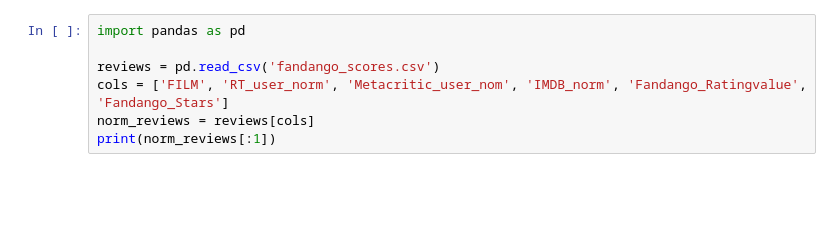
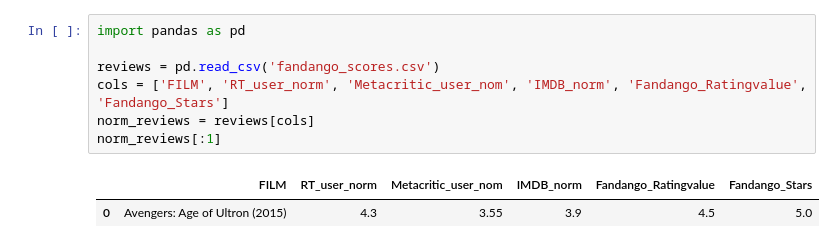
Before and after one commit to lemoinef/Exploratory-Data-Visualization, a Jupyter notebook: bar_plots.ipynb, the cells around one changed output. Drawn from its saved outputs; the diff is of its cells as text; blank space fills up the shorter version.

```diff
--- a/bar_plots.ipynb
+++ b/bar_plots.ipynb
@@ -1,9 +1,12 @@
 # %%
 import pandas as pd
 
 reviews = pd.read_csv('fandango_scores.csv')
 cols = ['FILM', 'RT_user_norm', 'Metacritic_user_nom', 'IMDB_norm', 'Fandango_Ratingvalue', 'Fandango_Stars']
 norm_reviews = reviews[cols]
-print(norm_reviews[:1])
+norm_reviews[:1]
+# %% [output]
+|  | FILM | RT_user_norm | Metacritic_user_nom | IMDB_norm | Fandango_Ratingvalue | Fandango_Stars |
+| 0 | Avengers: Age of Ultron (2015) | 4.3 | 3.55 | 3.9 | 4.5 | 5.0 |
 # %%
 import matplotlib.pyplot as plt
```
Also changed, not shown: parts of 6 cells of this notebook.
